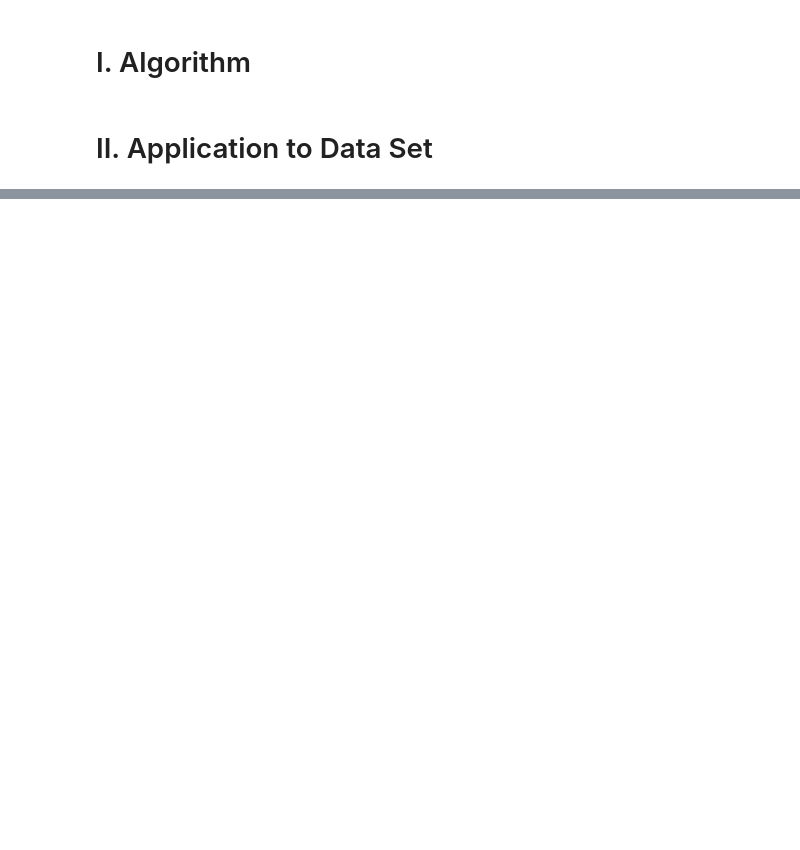
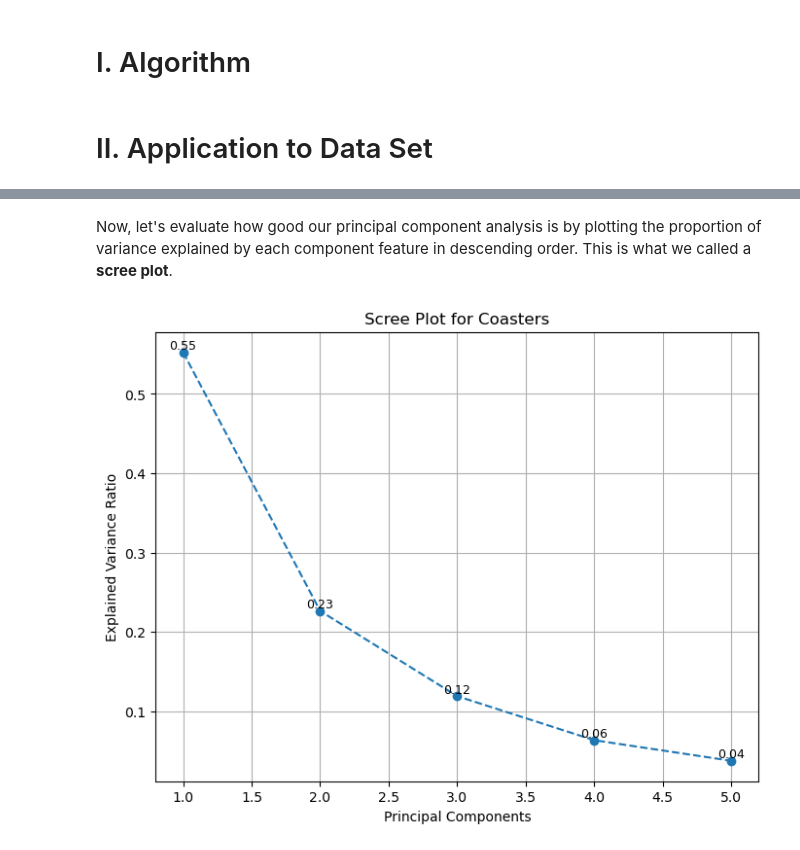
Before and after one commit to legendschwab/cmor438individual, a Jupyter notebook: Unsupervised Machine Learning/3. Dimensionality Reduction/dimredcmor438.ipynb, the cells around one changed output, grey strips where cells are left out. Cells and saved outputs as stored; diff of their text form; code cells hidden in the pictures; blank space fills up the shorter version.

```diff
--- a/Unsupervised Machine Learning/3. Dimensionality Reduction/dimredcmor438.ipynb
+++ b/Unsupervised Machine Learning/3. Dimensionality Reduction/dimredcmor438.ipynb
@@ -48,0 +94,28 @@ def pca(data, num_components=2):
+# %%
+# Scaling Data to account for outliers
+
+coaster_features = coaster_data[['height_ft','speed_mph','Gforce_clean','Inversions_clean','Length']]
+
+scaler = StandardScaler()
+numeric_data_scaled = scaler.fit_transform(coaster_features.to_numpy())
+
+transformed_data_coaster, explained_variance_coaster = pca(numeric_data_scaled,5)
+# %% [markdown]
+Now, let's evaluate how good our principal component analysis is by plotting the proportion of variance explained by each component feature in descending order. This is what we called a **scree plot**.
+# %%
+
+# Plot the Scree Plot
+plt.figure(figsize=(8, 6))
+plt.plot(range(1, len(explained_variance_coaster) + 1), explained_variance_coaster, marker='o', linestyle='--')
+
+# Add annotations on top of each point
+for i, var_ratio in enumerate(explained_variance_coaster):
+    plt.text(i + 1, var_ratio, f'{var_ratio:.2f}', ha='center', va='bottom', fontsize=9)
+
+plt.title('Scree Plot for Coasters')
+plt.xlabel('Principal Components')
+plt.ylabel('Explained Variance Ratio')
+plt.grid(True)
+plt.show()
+# %% [output]
+[figure, added]
```
Also changed, not shown: parts of 9 cells of this notebook.
